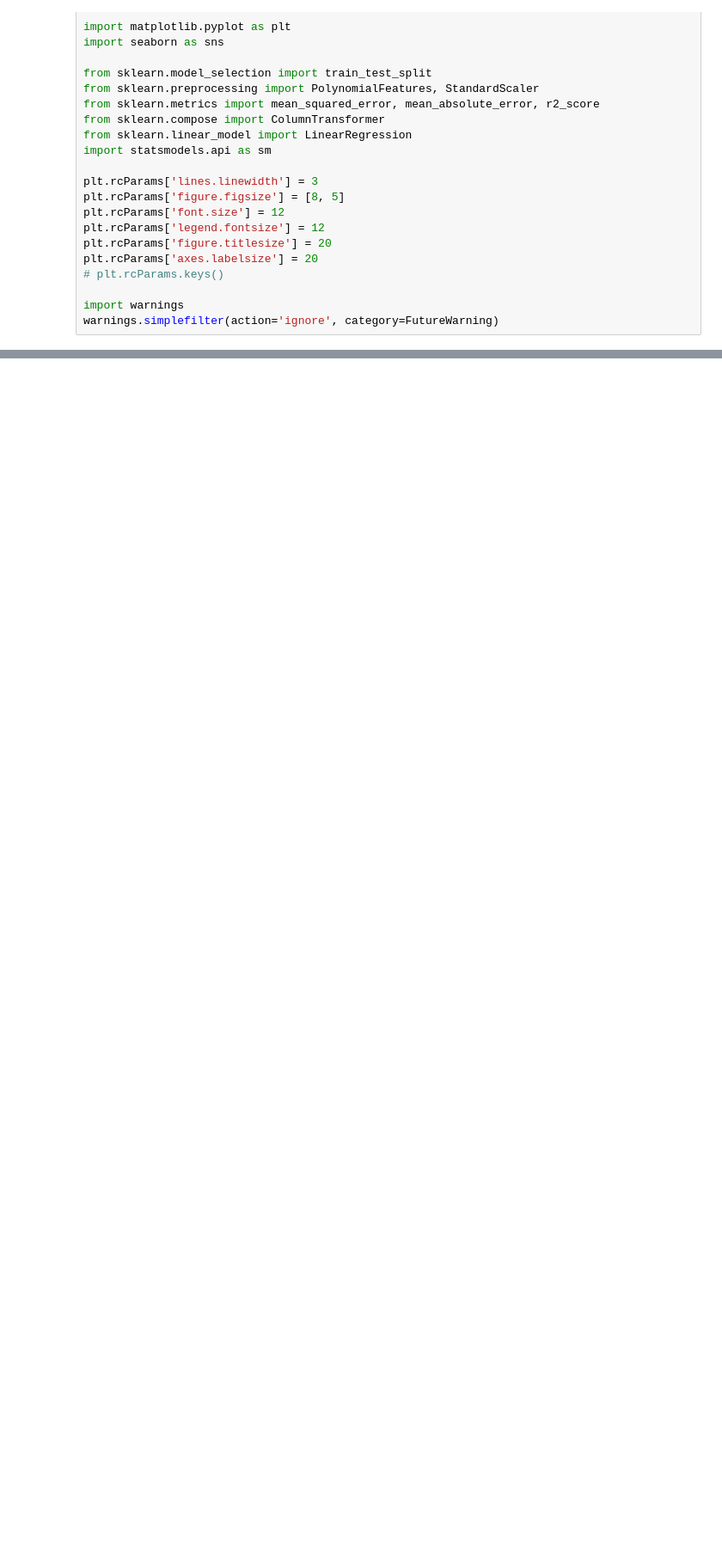
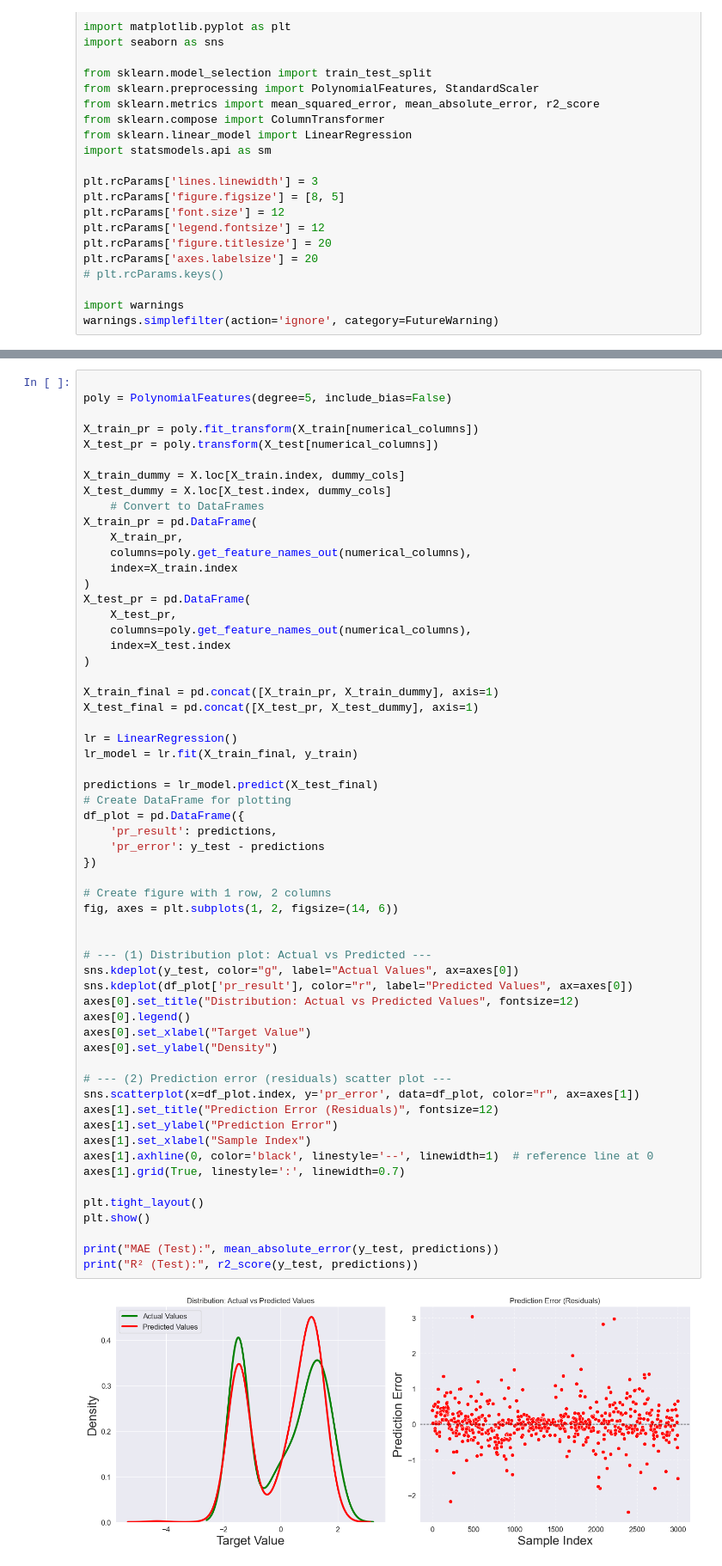
Before and after one commit to EnMiaoYe/APRAU_DEN_C_1211905_1211613_1030058, a Jupyter notebook: src/multiple_regression/find_best_predictors.ipynb, the cells around one changed output, grey strips where cells are left out. Shown at 86% size. Saved outputs shown, nothing was run; the diff lists cells and outputs as text; blank space fills up the shorter version.

```diff
--- a/src/multiple_regression/find_best_predictors.ipynb
+++ b/src/multiple_regression/find_best_predictors.ipynb
@@ -270,0 +362,61 @@ R² (Test): 0.7331572950934317
+# %%
+
+poly = PolynomialFeatures(degree=5, include_bias=False)
+
+X_train_pr = poly.fit_transform(X_train[numerical_columns])
+X_test_pr = poly.transform(X_test[numerical_columns])
+
+X_train_dummy = X.loc[X_train.index, dummy_cols]
+X_test_dummy = X.loc[X_test.index, dummy_cols]
+    # Convert to DataFrames
+X_train_pr = pd.DataFrame(
+    X_train_pr,
+    columns=poly.get_feature_names_out(numerical_columns),
+    index=X_train.index
+)
+X_test_pr = pd.DataFrame(
+    X_test_pr,
+    columns=poly.get_feature_names_out(numerical_columns),
+    index=X_test.index
+)
+
+X_train_final = pd.concat([X_train_pr, X_train_dummy], axis=1)
+X_test_final = pd.concat([X_test_pr, X_test_dummy], axis=1)
+
+lr = LinearRegression()
+lr_model = lr.fit(X_train_final, y_train)
+
+predictions = lr_model.predict(X_test_final)
+# Create DataFrame for plotting
+df_plot = pd.DataFrame({
+    'pr_result': predictions,
+    'pr_error': y_test - predictions
+})
+
+# Create figure with 1 row, 2 columns
+fig, axes = plt.subplots(1, 2, figsize=(14, 6))
+
+
+# --- (1) Distribution plot: Actual vs Predicted ---
+sns.kdeplot(y_test, color="g", label="Actual Values", ax=axes[0])
+sns.kdeplot(df_plot['pr_result'], color="r", label="Predicted Values", ax=axes[0])
+axes[0].set_title("Distribution: Actual vs Predicted Values", fontsize=12)
+axes[0].legend()
+axes[0].set_xlabel("Target Value")
+axes[0].set_ylabel("Density")
+
+# --- (2) Prediction error (residuals) scatter plot ---
+sns.scatterplot(x=df_plot.index, y='pr_error', data=df_plot, color="r", ax=axes[1])
+axes[1].set_title("Prediction Error (Residuals)", fontsize=12)
+axes[1].set_ylabel("Prediction Error")
+axes[1].set_xlabel("Sample Index")
+axes[1].axhline(0, color='black', linestyle='--', linewidth=1)  # reference line at 0
+axes[1].grid(True, linestyle=':', linewidth=0.7)
+
+plt.tight_layout()
+plt.show()
+
+print("MAE (Test):", mean_absolute_error(y_test, predictions))
+print("R² (Test):", r2_score(y_test, predictions))
+# %% [output]
+[figure, added]
```
Also changed, not shown: parts of 17 cells of this notebook, 2 other files.
